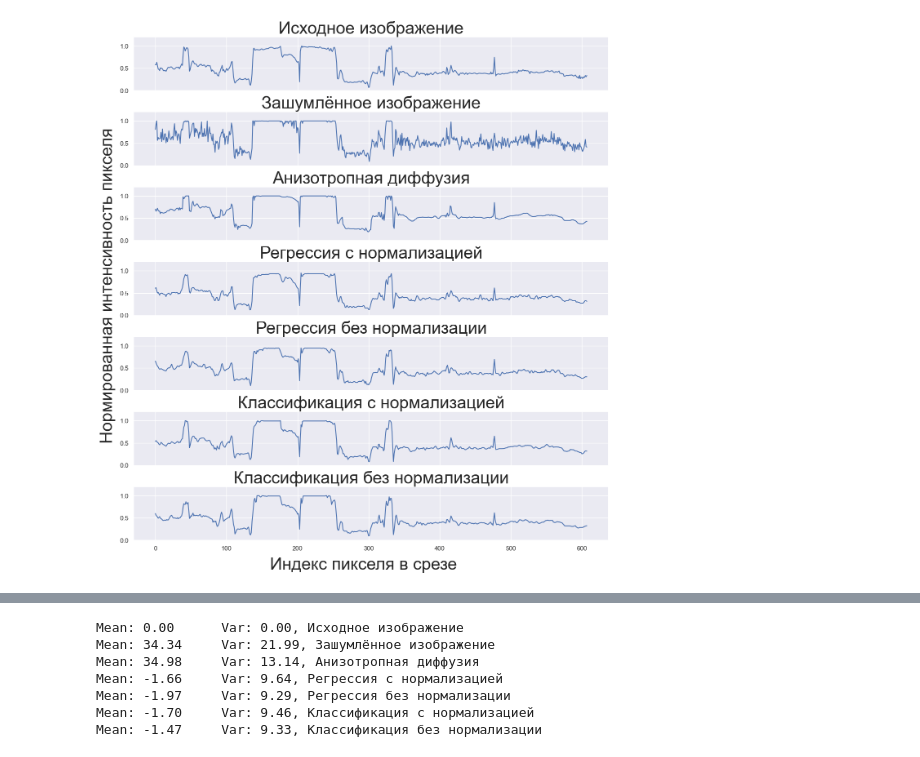
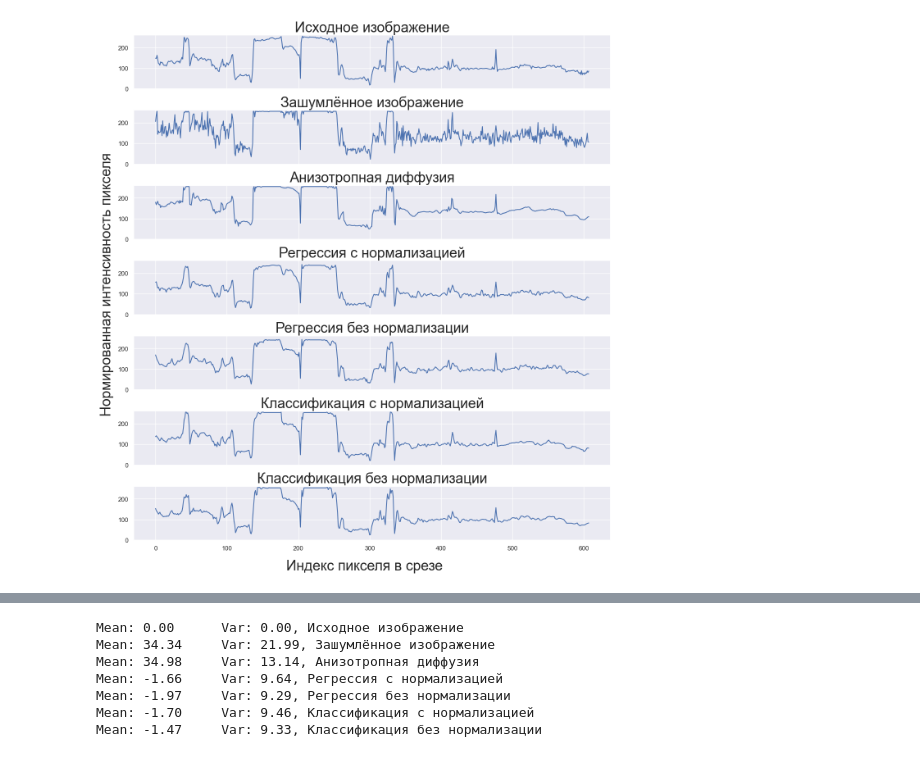
Before and after one commit to Felecort/NN_Filter_Radiolocation_Imgs, a Jupyter notebook: results/results_proc.ipynb, the cells around one changed output, grey strips where cells are left out. Cells and saved outputs as stored; diff of their text form; code cells hidden in the pictures.

```diff
--- a/results/results_proc.ipynb
+++ b/results/results_proc.ipynb
@@ -45,30 +45,30 @@ show_slice_line(IMAGE_NAME, PATHS, ORIGINAL_NAME, SLICE_INDEX)
 # %%
 # Images slices
 def plot_slices(img_name: str, paths: OrderedDict, slice_idx=200, title_fontsize=30, label_font_size=30):
 
     # Open image, convert to array, normalize
-    images_list = [(np.array(Image.open(img / img_name)) / 255) for img in paths.values()]
+    images_list = [(np.array(Image.open(img / img_name))) for img in paths.values()]
 
     # Create list of slices
     y_list = np.array([img[slice_idx] for img in images_list])
     # plt.figure(figsize=(20, 10))
 
     fig, axs = plt.subplots(len(y_list), 1, sharex=True, figsize=(15, 16))
     plt.subplots_adjust(wspace=5, hspace=0.4)
 
     for ax, data, title in zip(axs, y_list, paths.keys()):
         ax.plot(data)
-        ax.set_ylim(ymin=0, ymax=1.2)
+        ax.set_ylim(ymin=0, ymax=260)
         ax.set_title(title, fontsize=title_fontsize)
     fig.supxlabel('Индекс пикселя в срезе', y=0.06, fontsize=label_font_size)
     fig.supylabel('Нормированная интенсивность пикселя', x=0.07, fontsize=label_font_size)
 
     plt.show()
 
 
-plot_slices(IMAGE_NAME, PATHS, SLICE_INDEX, title_fontsize=30, label_font_size=30);
+plot_slices(IMAGE_NAME, PATHS, SLICE_INDEX, title_fontsize=25, label_font_size=25);
 # %% [output]
-[figure, old version]
+[figure, new version]
 # %%
 def plot_slices_subtrac_from_original(img_name: str, paths: OrderedDict, slice_idx=350, origin_name="Исходное изображение", title_fontsize=30, label_font_size=30):
 
```
Also changed, not shown: parts of 1 cell of this notebook.
